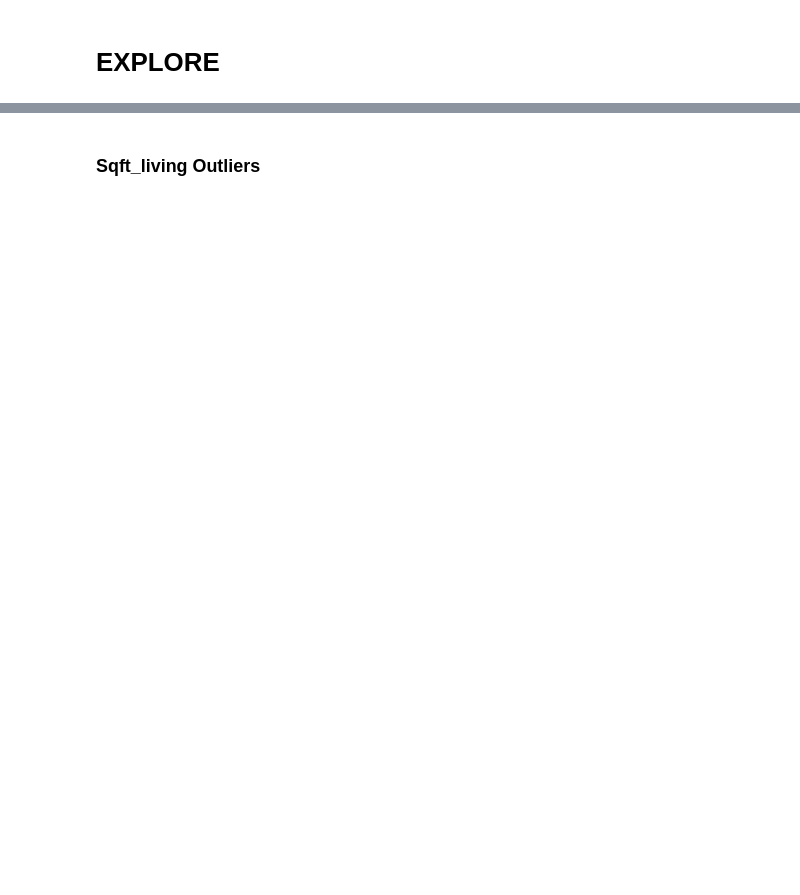
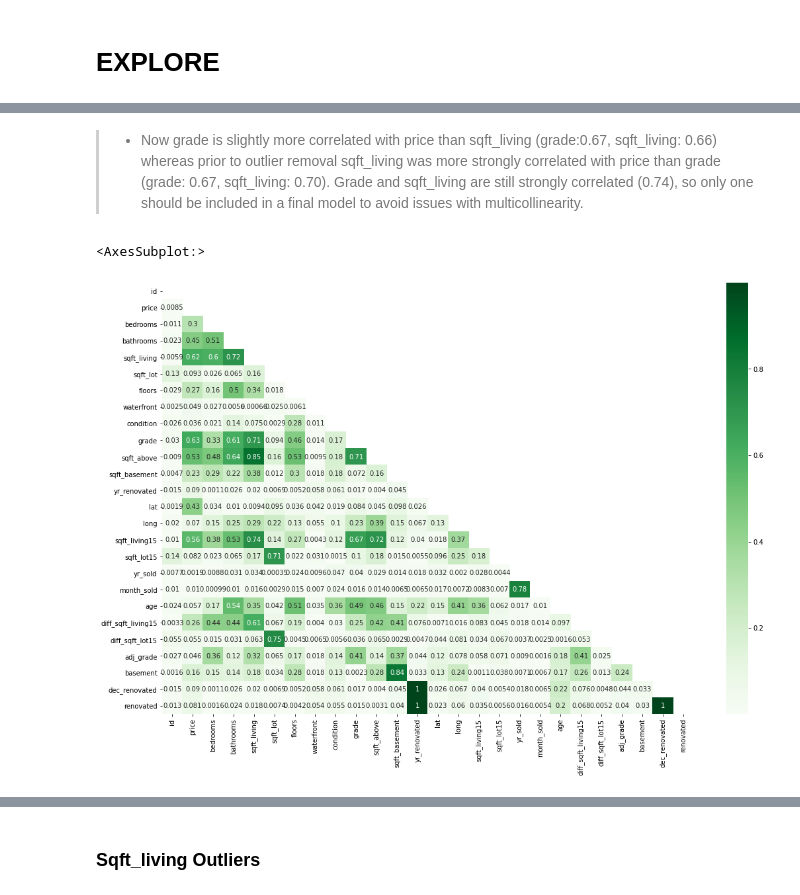
Before and after one commit to zero731/dsc-mod-2-project-v2-1-onl01-dtsc-ft-070620, a Jupyter notebook: student.ipynb, the cells around one changed output, grey strips where cells are left out. Drawn from its saved outputs; the diff is of its cells as text; code cells hidden in the pictures; blank space fills up the shorter version.

```diff
--- a/student.ipynb
+++ b/student.ipynb
@@ -1870,0 +1949,12 @@ def top_quantiles(series, start=90, stop=100):
+# %% [markdown]
+> - Now grade is slightly more correlated with price than sqft_living (grade:0.67, sqft_living: 0.66) whereas prior to outlier removal sqft_living was more strongly correlated with price than grade (grade: 0.67, sqft_living: 0.70). Grade and sqft_living are still strongly correlated (0.74), so only one should be included in a final model to avoid issues with multicollinearity.
+# %%
+corr = data_IQR.corr().abs()
+mask = np.zeros_like(corr)
+mask[np.triu_indices_from(mask)] = True
+mask
+plt.figure(figsize=(18,12))
+sns.heatmap(corr, annot=True, cmap='Greens', mask=mask)
+# %% [output]
+<AxesSubplot:>
+[figure, added]
```
Also changed, not shown: parts of 121 cells of this notebook, 3 other files.
